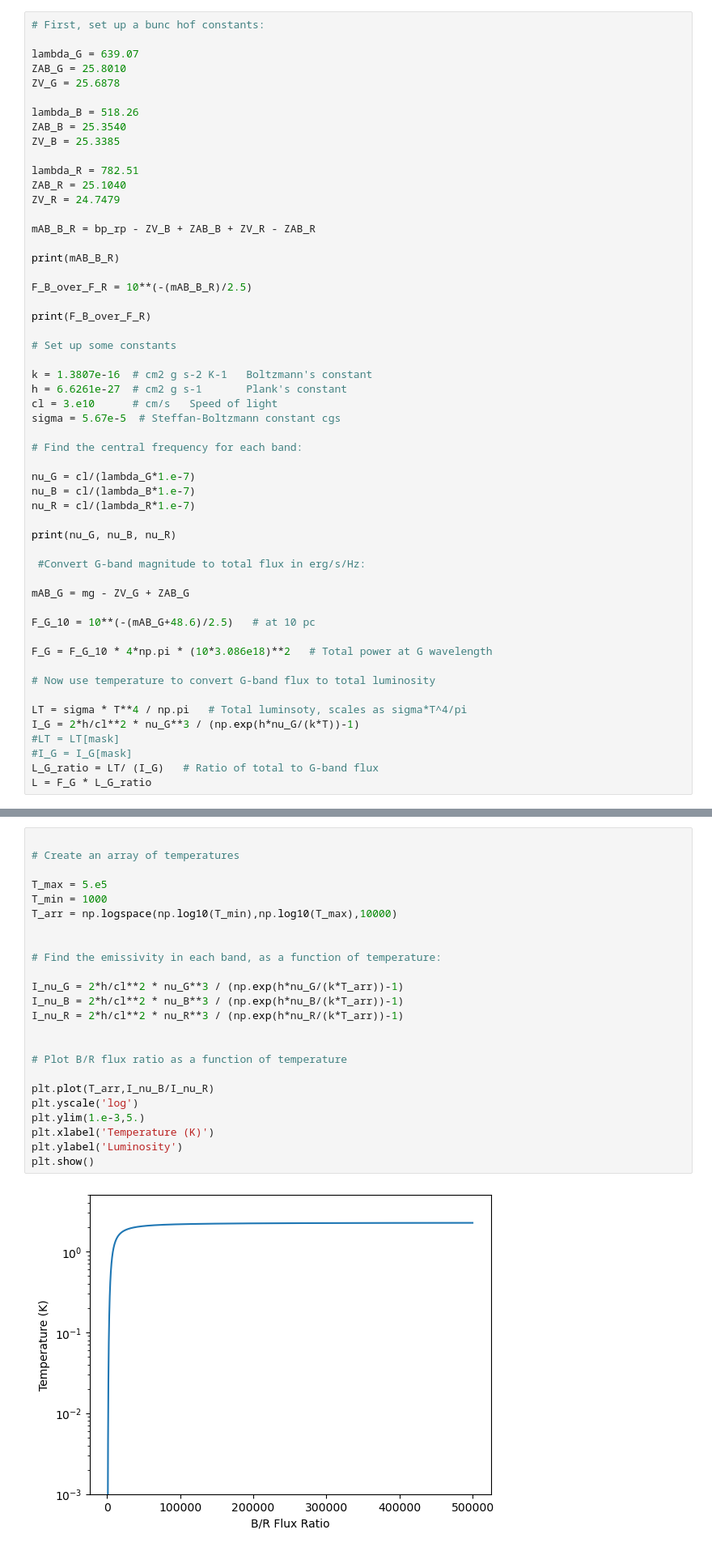
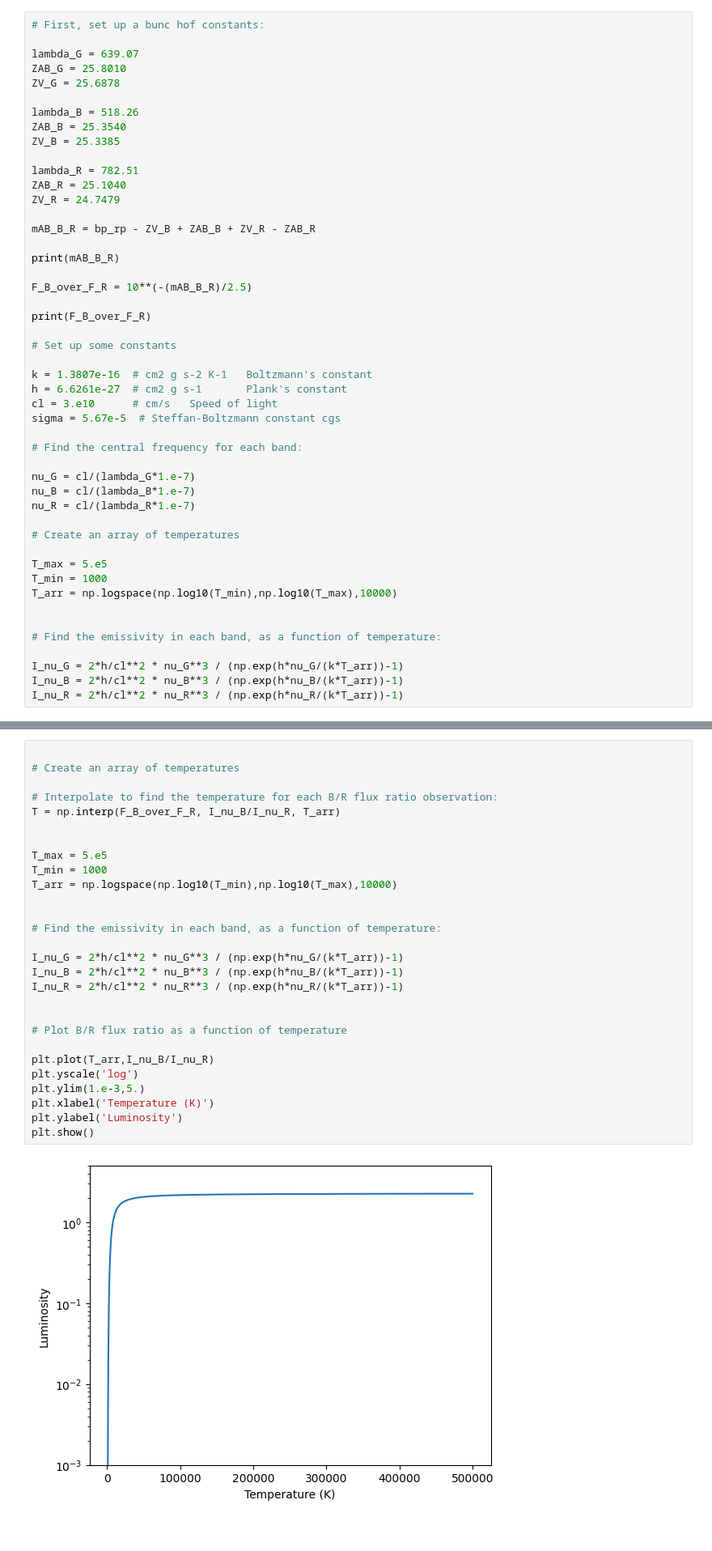
Before and after one commit to Down2Derive/School-Notebooks, a Jupyter notebook: Gaia_Project.ipynb, the cells around one changed output, grey strips where cells are left out. Shown: that part at 81% size. Drawn from its saved outputs; the diff is of its cells as text.

```diff
--- a/Gaia_Project.ipynb
+++ b/Gaia_Project.ipynb
@@ -187,22 +206,16 @@ nu_G = cl/(lambda_G*1.e-7)
 nu_B = cl/(lambda_B*1.e-7)
 nu_R = cl/(lambda_R*1.e-7)
 
-print(nu_G, nu_B, nu_R)
+# Create an array of temperatures
 
- #Convert G-band magnitude to total flux in erg/s/Hz:
+T_max = 5.e5
+T_min = 1000
+T_arr = np.logspace(np.log10(T_min),np.log10(T_max),10000)
 
-mAB_G = mg - ZV_G + ZAB_G
 
-F_G_10 = 10**(-(mAB_G+48.6)/2.5)   # at 10 pc
+# Find the emissivity in each band, as a function of temperature:
 
-F_G = F_G_10 * 4*np.pi * (10*3.086e18)**2   # Total power at G wavelength
-
-# Now use temperature to convert G-band flux to total luminosity
-
-LT = sigma * T**4 / np.pi   # Total luminsoty, scales as sigma*T^4/pi
-I_G = 2*h/cl**2 * nu_G**3 / (np.exp(h*nu_G/(k*T))-1)
-#LT = LT[mask]
-#I_G = I_G[mask]
-L_G_ratio = LT/ (I_G)   # Ratio of total to G-band flux
-L = F_G * L_G_ratio
+I_nu_G = 2*h/cl**2 * nu_G**3 / (np.exp(h*nu_G/(k*T_arr))-1)
+I_nu_B = 2*h/cl**2 * nu_B**3 / (np.exp(h*nu_B/(k*T_arr))-1)
+I_nu_R = 2*h/cl**2 * nu_R**3 / (np.exp(h*nu_R/(k*T_arr))-1)
 # %% [output]
@@ -212,29 +253,33 @@ L = F_G * L_G_ratio
 # %%
 
 # Create an array of temperatures
+
+# Interpolate to find the temperature for each B/R flux ratio observation:
+T = np.interp(F_B_over_F_R, I_nu_B/I_nu_R, T_arr)
+
 
 T_max = 5.e5
 T_min = 1000
 T_arr = np.logspace(np.log10(T_min),np.log10(T_max),10000)
 
 
 # Find the emissivity in each band, as a function of temperature:
 
 I_nu_G = 2*h/cl**2 * nu_G**3 / (np.exp(h*nu_G/(k*T_arr))-1)
 I_nu_B = 2*h/cl**2 * nu_B**3 / (np.exp(h*nu_B/(k*T_arr))-1)
 I_nu_R = 2*h/cl**2 * nu_R**3 / (np.exp(h*nu_R/(k*T_arr))-1)
 
 
 # Plot B/R flux ratio as a function of temperature
 
 plt.plot(T_arr,I_nu_B/I_nu_R)
 plt.yscale('log')
 plt.ylim(1.e-3,5.)
 plt.xlabel('Temperature (K)')
 plt.ylabel('Luminosity')
 plt.show()
 # %% [output]
-[figure, old version]
+[figure, new version]
 # %%
 
 # Interpolate to find the temperature for each B/R flux ratio observation:
```
Also changed, not shown: parts of 10 cells of this notebook.
